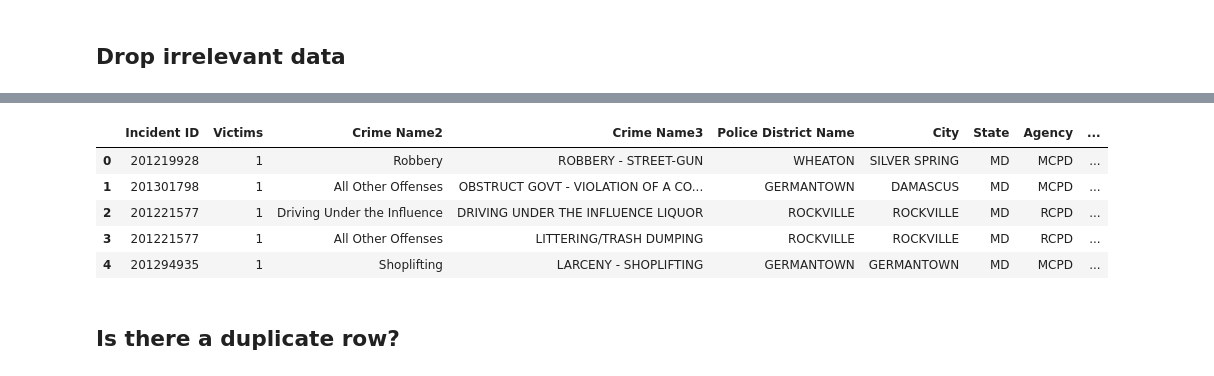
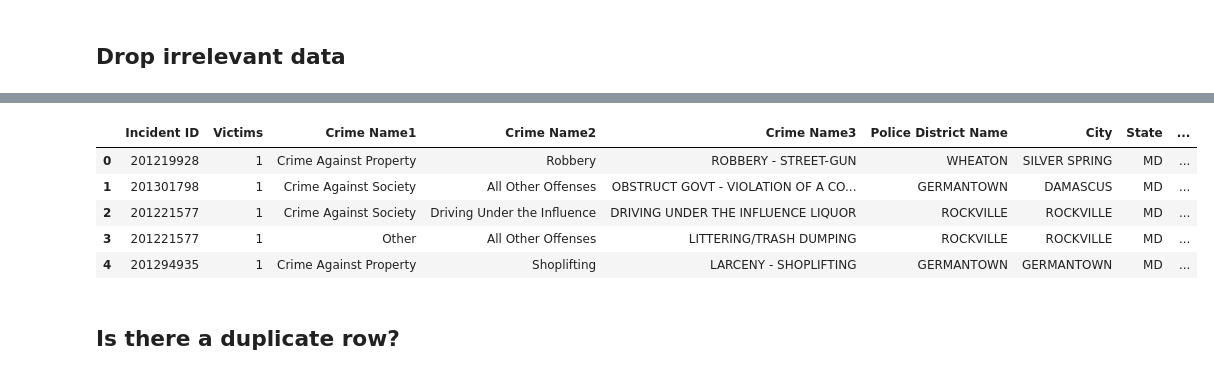
Before and after one commit to GhadahMajid/Bootcamp-Project-2-Crime-Dataset-EDA, a Jupyter notebook: Project2_Notebook.ipynb, the cells around one changed output, grey strips where cells are left out. Saved outputs shown, nothing was run; the diff lists cells and outputs as text; code cells hidden in the pictures.

```diff
--- a/Project2_Notebook.ipynb
+++ b/Project2_Notebook.ipynb
@@ -72,13 +81,13 @@ df.describe(include=['O'])
 # %%
-df = df.drop(columns=['CR Number','Offence Code','NIBRS Code','Dispatch Date / Time','Zip Code','Street Name', 'Sector','Beat','PRA','Location','Street Prefix','Street Suffix','Address Number','Latitude','Longitude','Block Address','Crime Name1'], axis=1)
+df = df.drop(columns=['CR Number','Offence Code','NIBRS Code','Dispatch Date / Time','Zip Code','Street Name', 'Sector','Beat','PRA','Location','Street Prefix','Street Suffix','Address Number','Latitude','Longitude','Block Address'], axis=1)
 df.head()
 # %% [output]
-|  | Incident ID | Victims | Crime Name2 | Crime Name3 | Police District Name | City | State | Agency | ... |
-| 0 | 201219928 | 1 | Robbery | ROBBERY - STREET-GUN | WHEATON | SILVER SPRING | MD | MCPD | ... |
-| 1 | 201301798 | 1 | All Other Offenses | OBSTRUCT GOVT - VIOLATION OF A CO... | GERMANTOWN | DAMASCUS | MD | MCPD | ... |
-| 2 | 201221577 | 1 | Driving Under the Influence | DRIVING UNDER THE INFLUENCE LIQUOR | ROCKVILLE | ROCKVILLE | MD | RCPD | ... |
-| 3 | 201221577 | 1 | All Other Offenses | LITTERING/TRASH DUMPING | ROCKVILLE | ROCKVILLE | MD | RCPD | ... |
-| 4 | 201294935 | 1 | Shoplifting | LARCENY - SHOPLIFTING | GERMANTOWN | GERMANTOWN | MD | MCPD | ... |
+|  | Incident ID | Victims | Crime Name1 | Crime Name2 | Crime Name3 | Police District Name | City | State | ... |
+| 0 | 201219928 | 1 | Crime Against Property | Robbery | ROBBERY - STREET-GUN | WHEATON | SILVER SPRING | MD | ... |
+| 1 | 201301798 | 1 | Crime Against Society | All Other Offenses | OBSTRUCT GOVT - VIOLATION OF A CO... | GERMANTOWN | DAMASCUS | MD | ... |
+| 2 | 201221577 | 1 | Crime Against Society | Driving Under the Influence | DRIVING UNDER THE INFLUENCE LIQUOR | ROCKVILLE | ROCKVILLE | MD | ... |
+| 3 | 201221577 | 1 | Other | All Other Offenses | LITTERING/TRASH DUMPING | ROCKVILLE | ROCKVILLE | MD | ... |
+| 4 | 201294935 | 1 | Crime Against Property | Shoplifting | LARCENY - SHOPLIFTING | GERMANTOWN | GERMANTOWN | MD | ... |
 # %% [markdown]
 ## Is there a duplicate row?
 # %%
```
Also changed, not shown: parts of 11 cells of this notebook.
